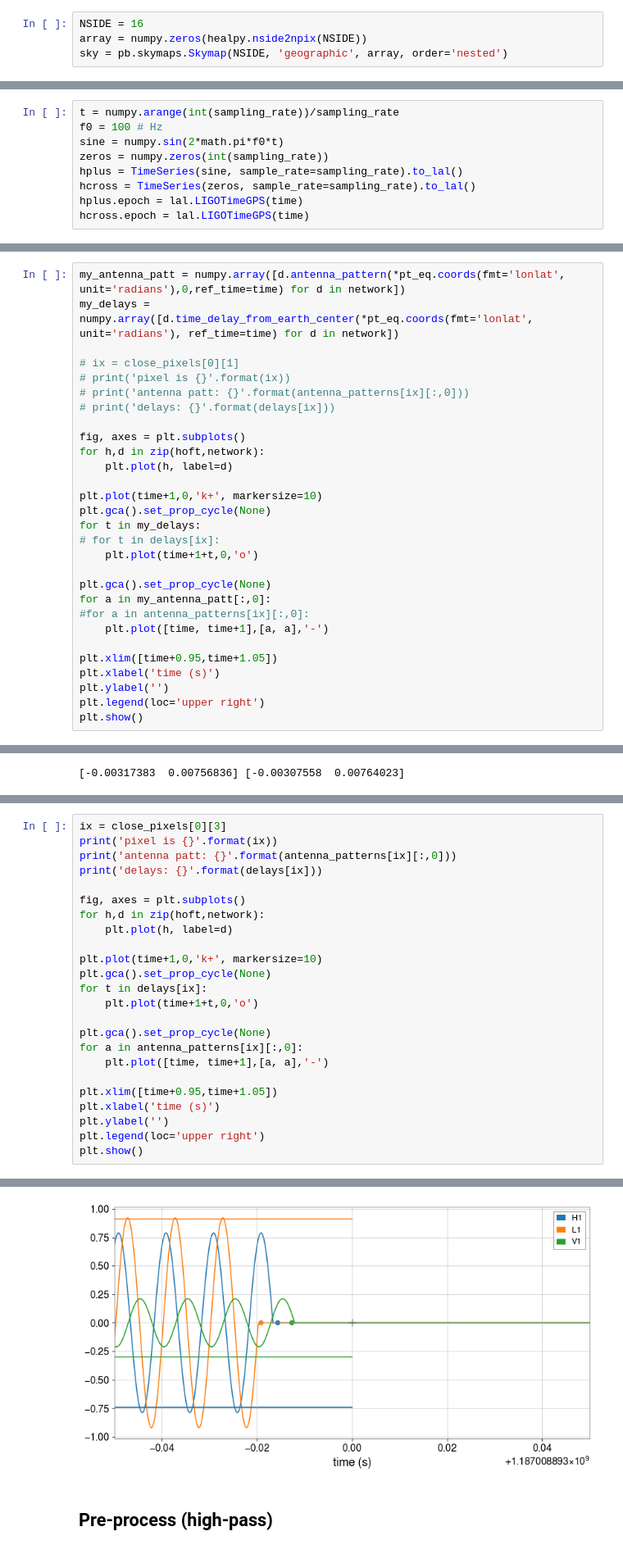
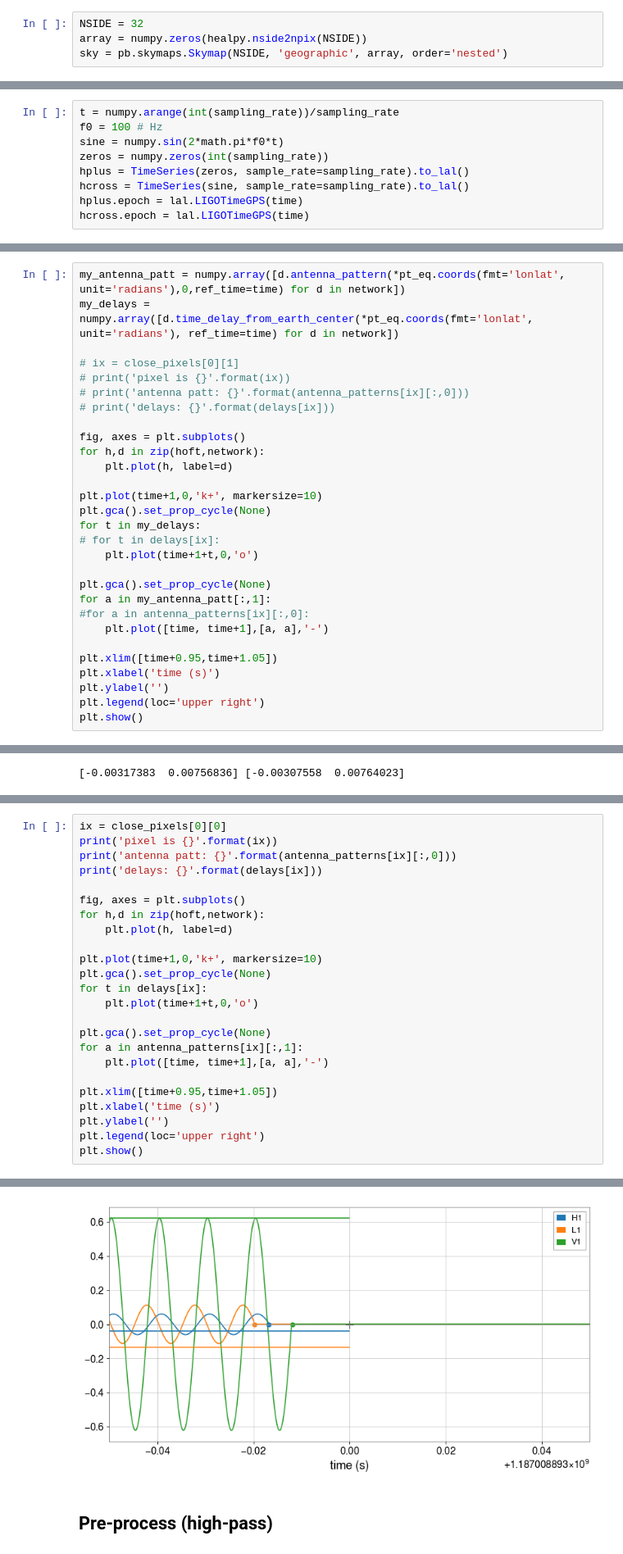
Before and after one commit to ecm0/pyburst, a Jupyter notebook: pipeline/pipeline.ipynb, the cells around one changed output, grey strips where cells are left out. Shown at 82% size. Cells and saved outputs as stored; diff of their text form.

```diff
--- a/pipeline/pipeline.ipynb
+++ b/pipeline/pipeline.ipynb
@@ -27,7 +27,7 @@ network = [pb.detectors.Detector(d) for d in detectors]
 # %% [markdown]
 ## Define sky grid
 # %%
-NSIDE = 16
+NSIDE = 32
 array = numpy.zeros(healpy.nside2npix(NSIDE))
 sky = pb.skymaps.Skymap(NSIDE, 'geographic', array, order='nested')
 # %% [raw]
@@ -169,8 +169,8 @@ t = numpy.arange(int(sampling_rate))/sampling_rate
 f0 = 100 # Hz
 sine = numpy.sin(2*math.pi*f0*t)
 zeros = numpy.zeros(int(sampling_rate))
-hplus = TimeSeries(sine, sample_rate=sampling_rate).to_lal()
-hcross = TimeSeries(zeros, sample_rate=sampling_rate).to_lal()
+hplus = TimeSeries(zeros, sample_rate=sampling_rate).to_lal()
+hcross = TimeSeries(sine, sample_rate=sampling_rate).to_lal()
 hplus.epoch = lal.LIGOTimeGPS(time)
 hcross.epoch = lal.LIGOTimeGPS(time)
 # %% [markdown]
@@ -259,7 +259,7 @@ for t in my_delays:
     plt.plot(time+1+t,0,'o')
 
 plt.gca().set_prop_cycle(None)
-for a in my_antenna_patt[:,0]:
+for a in my_antenna_patt[:,1]:
 #for a in antenna_patterns[ix][:,0]:
     plt.plot([time, time+1],[a, a],'-')
 
@@ -326,5 +326,5 @@ ix=920: patterns: [[-0.74164596 -0.14334548]
 # %%
-ix = close_pixels[0][3]
+ix = close_pixels[0][0]
 print('pixel is {}'.format(ix))
 print('antenna patt: {}'.format(antenna_patterns[ix][:,0]))
 print('delays: {}'.format(delays[ix]))
@@ -339,7 +339,7 @@ for t in delays[ix]:
     plt.plot(time+1+t,0,'o')
 
 plt.gca().set_prop_cycle(None)
-for a in antenna_patterns[ix][:,0]:
+for a in antenna_patterns[ix][:,1]:
     plt.plot([time, time+1],[a, a],'-')
 
 plt.xlim([time+0.95,time+1.05])
@@ -354,4 +354,4 @@ delays: [-0.01574372 -0.01925246 -0.01277299]
-[figure, old version]
+[figure, new version]
 # %% [markdown]
 ## Pre-process (high-pass)
 # %%
```
Also changed, not shown: parts of 20 cells of this notebook.
